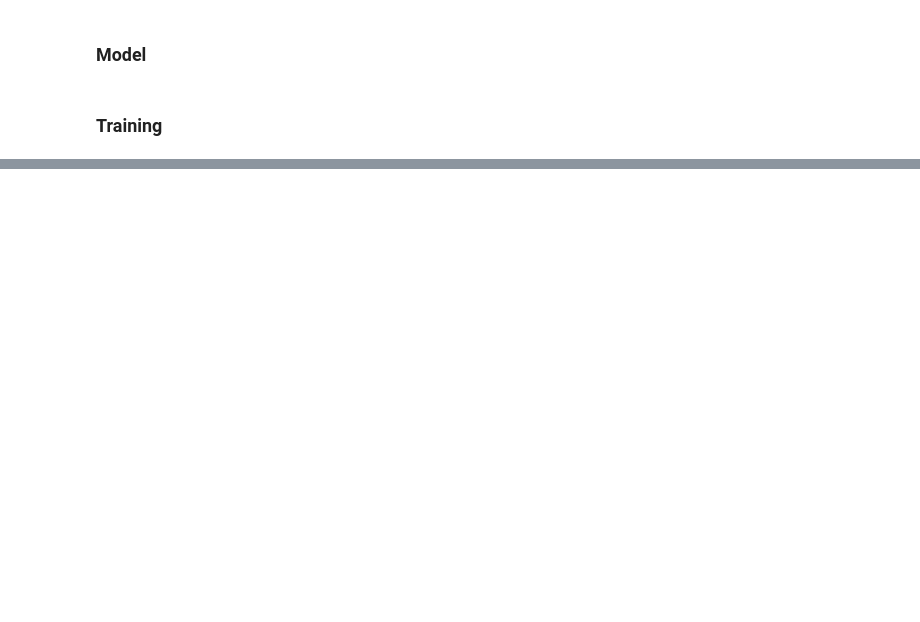
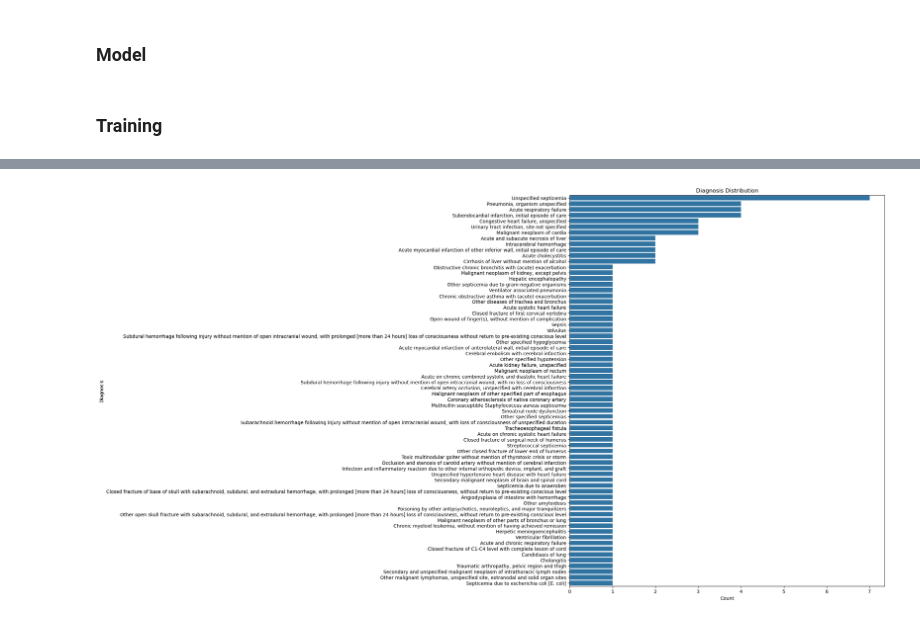
Before and after one commit to sanyan014/ds4420_project, a Jupyter notebook: mlp.ipynb, the cells around one changed output, grey strips where cells are left out. Drawn from its saved outputs; the diff is of its cells as text; code cells hidden in the pictures; blank space fills up the shorter version.

```diff
--- a/mlp.ipynb
+++ b/mlp.ipynb
@@ -7,6 +8,27 @@ from sklearn.preprocessing import LabelEncoder
 # %% [markdown]
 ### Preprocessing
 # %%
-# Load your dataset
-df = pd.read_csv("final_flat_dataset.csv")  # replace with actual path
-df.head()
+# Load your long-format dataset
+df = pd.read_csv("final_flat_dataset.csv")  # use your actual path
+
+# Clean and group by patient
+df = df[df['drug'].notna() & df['diagnosis'].notna()]
+df['drug'] = df['drug'].astype(str).str.strip()
+df['diagnosis'] = df['diagnosis'].astype(str).str.strip()
+
+grouped = df.groupby('subject_id').agg({
+    'drug': lambda x: list(set(x)),
+    'diagnosis': 'first'
+}).reset_index()
+
+# Input: multi-hot encode drugs
+mlb = MultiLabelBinarizer()
+X = mlb.fit_transform(grouped['drug'])
+
+# Output: encode diagnosis
+le = LabelEncoder()
+y_encoded = le.fit_transform(grouped['diagnosis'])
+y = np.eye(len(le.classes_))[y_encoded]
+
+# Split
+X_train, X_test, y_train, y_test = train_test_split(X, y, test_size=0.2, random_state=42)
@@ -169,0 +176,14 @@ Epoch 100, Loss: 3.9352
+# %%
+import seaborn as sns
+import matplotlib.pyplot as plt
+
+plt.figure(figsize=(12, 15))  # or taller!
+
+sns.countplot(y=grouped['diagnosis'], order=grouped['diagnosis'].value_counts().index)
+plt.title("Diagnosis Distribution")
+plt.xlabel("Count")
+plt.ylabel("Diagnosis")
+plt.tight_layout()
+plt.show()
+# %% [output]
+[figure, added]
```
Also changed, not shown: parts of 12 cells of this notebook, 5 other files.
